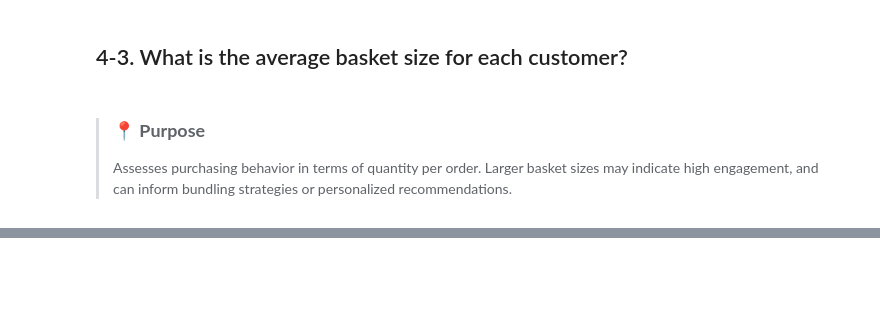
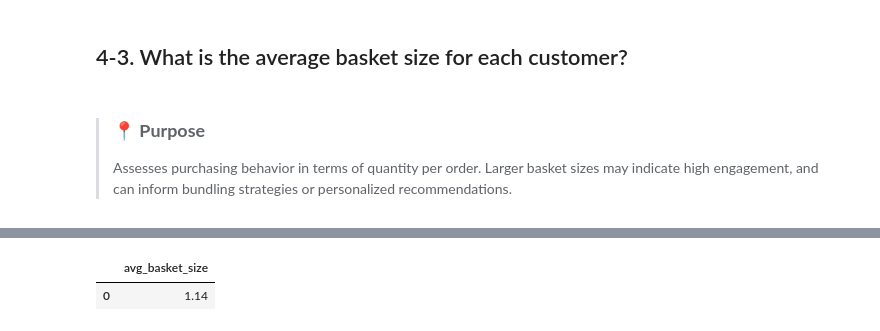
Before and after one commit to rachel-kim2255/SQL_customer_behavior_analysis, a Jupyter notebook: e_commerce_olist_rachel.ipynb, the cells around one changed output, grey strips where cells are left out. Saved outputs shown, nothing was run; the diff lists cells and outputs as text; code cells hidden in the pictures; blank space fills up the shorter version.

```diff
--- a/e_commerce_olist_rachel.ipynb
+++ b/e_commerce_olist_rachel.ipynb
@@ -621,0 +620,21 @@ This suggests that **even high-value customers may have become inactive, highlig
+# %%
+# Average basket size of all customers
+query = '''
+SELECT  ROUND(AVG(avg_basket),2) AS avg_basket_size
+FROM(
+    SELECT
+      c.customer_unique_id,
+      ROUND(1.0 * COUNT(oi.product_id) / COUNT(DISTINCT o.order_id), 2) AS avg_basket
+    FROM  orders AS o JOIN order_items AS oi
+          ON o.order_id = oi.order_id
+          JOIN customers c ON c.customer_id = o.customer_id
+    WHERE o.order_status = 'delivered'
+    GROUP BY c.customer_unique_id
+);
+'''
+
+basket = pd.read_sql_query(query, conn)
+basket
+# %% [output]
+|  | avg_basket_size |
+| 0 | 1.14 |
```
Also changed, not shown: parts of 22 cells of this notebook.
